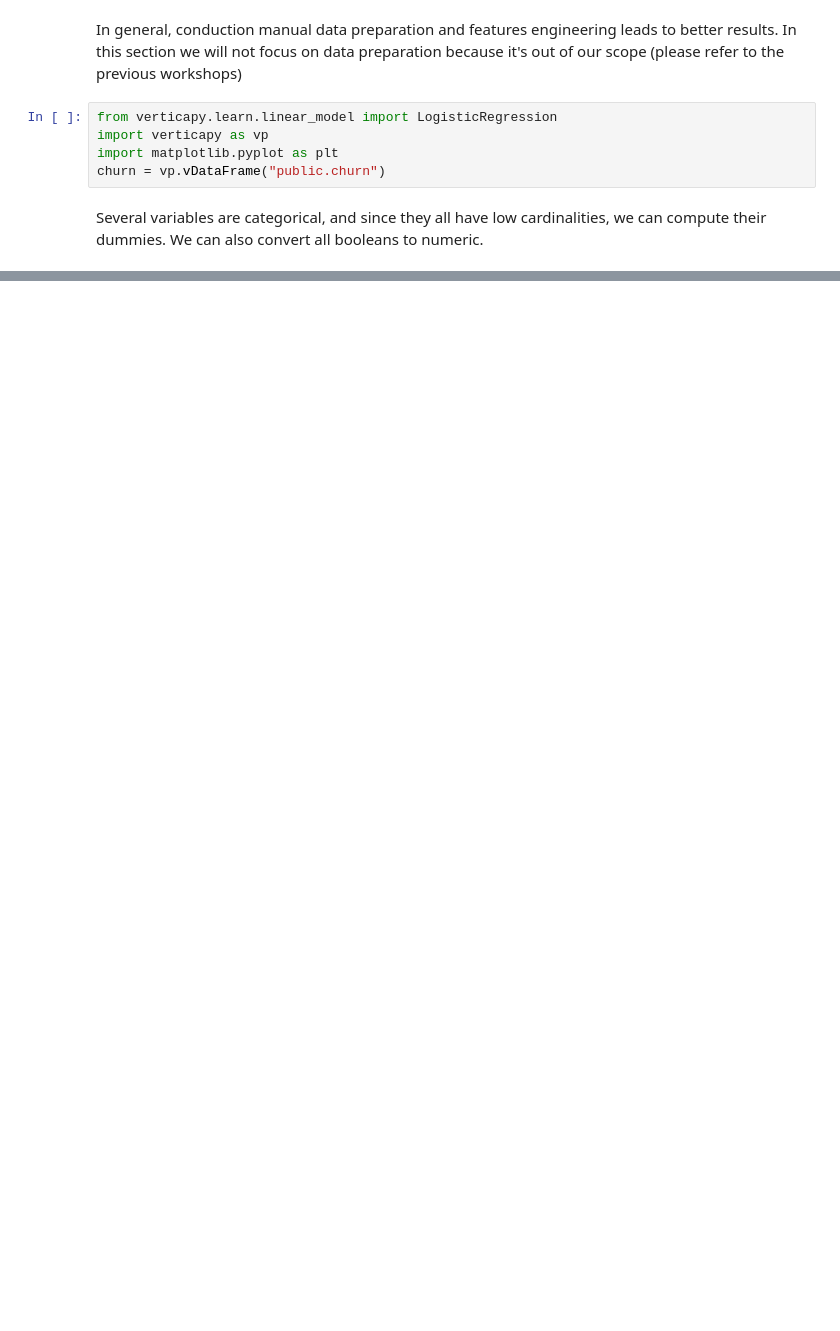
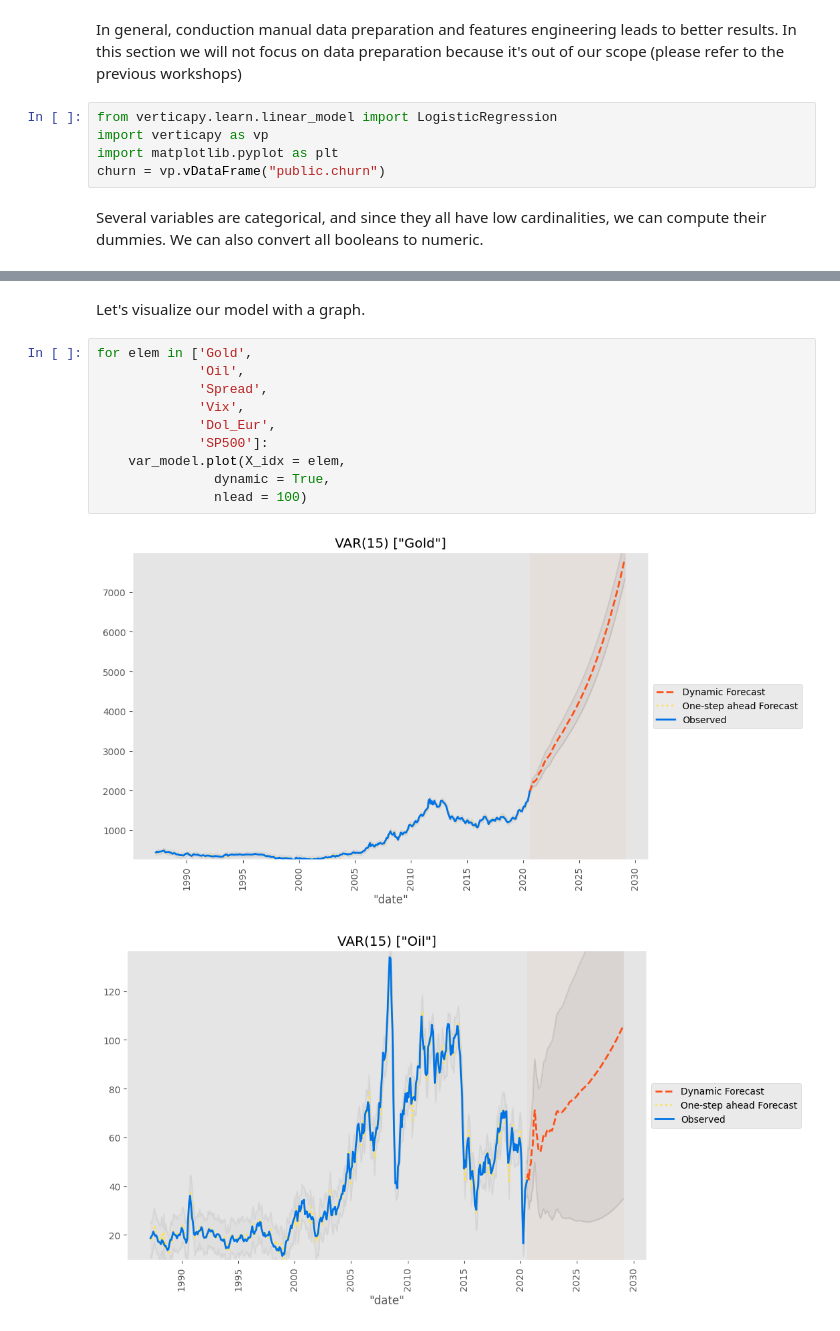
Before and after one commit to VerticaDataScientist/Workshop-VerticaPy, a Jupyter notebook: Workshop-4.ipynb, the cells around one changed output, grey strips where cells are left out. Drawn from its saved outputs; the diff is of its cells as text; blank space fills up the shorter version.

```diff
--- a/Workshop-4.ipynb
+++ b/Workshop-4.ipynb
@@ -310,0 +416,15 @@ churn_clustered.scatter(['MonthlyCharges', 'TotalCharges'],
+# %% [markdown]
+Let's visualize our model with a graph.
+# %%
+for elem in ['Gold',
+             'Oil',
+             'Spread',
+             'Vix',
+             'Dol_Eur',
+             'SP500']:
+    var_model.plot(X_idx = elem,
+               dynamic = True,
+               nlead = 100)
+# %% [output]
+[figure, added]
+[figure, added]
```
Also changed, not shown: parts of 31 cells of this notebook, 3 other files.
